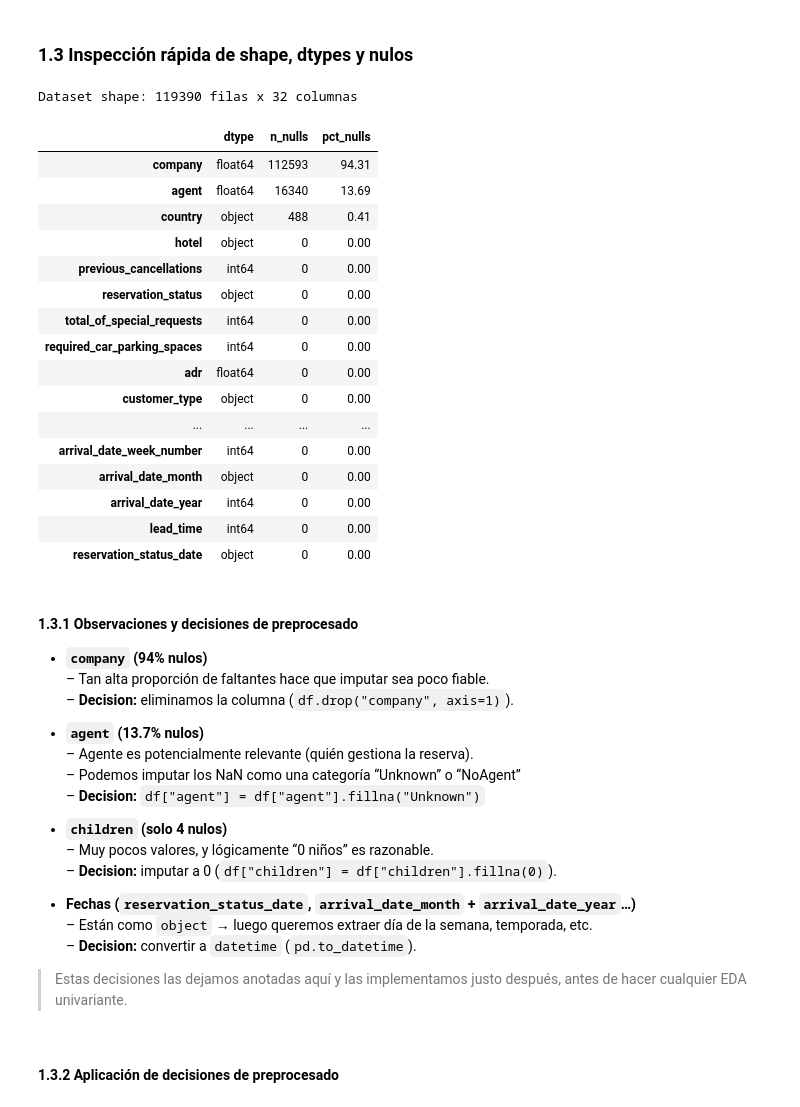
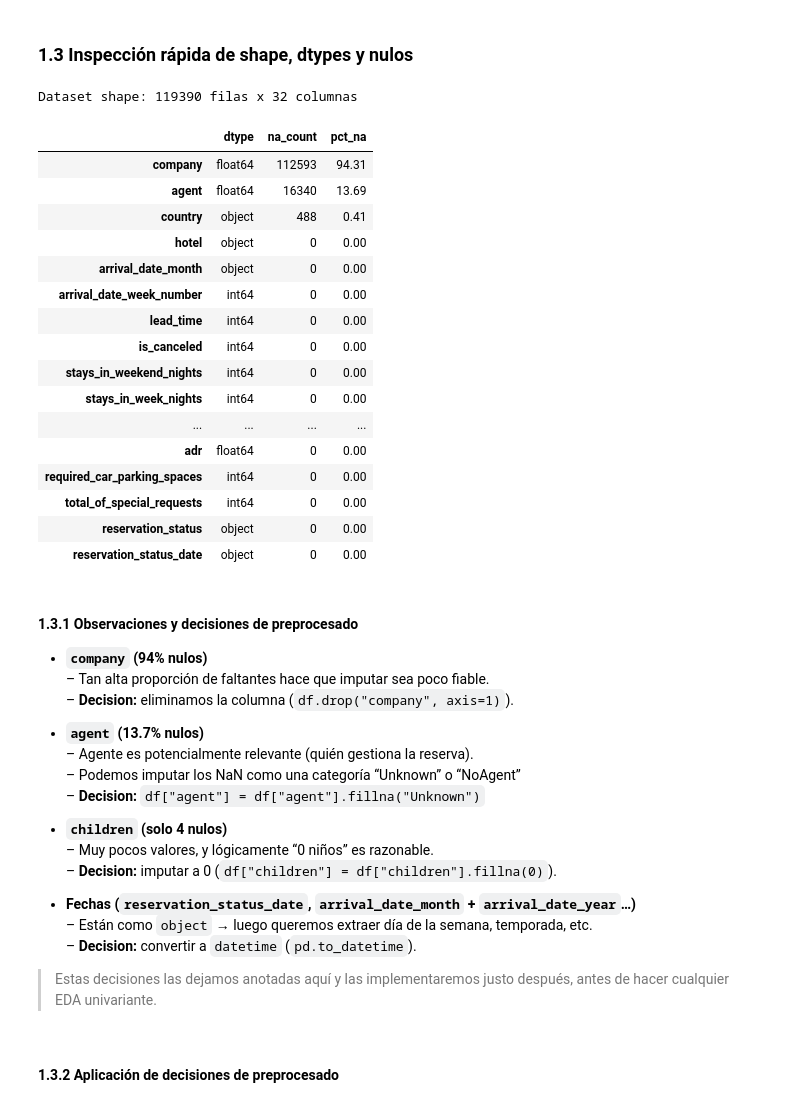
Before and after one commit to anabbre/hotel-cancellation-prediction, a Jupyter notebook: notebooks/01_EDA.ipynb, the cells around one changed output. Saved outputs shown, nothing was run; the diff lists cells and outputs as text; code cells hidden in the pictures.

```diff
--- a/notebooks/01_EDA.ipynb
+++ b/notebooks/01_EDA.ipynb
@@ -23,7 +66,7 @@ sns.set(style="whitegrid")
 # %% [markdown]
 ### 1.2 Carga del CSV
 # %%
-DATA_PATH = "../data/dataset_practica_final.csv"
+DATA_PATH = "../data/raw/dataset_practica_final.csv"
 df = pd.read_csv(DATA_PATH)
 display(df.head(5))
 # %% [output]
@@ -39,32 +82,32 @@ display(df.head(5))
 # %%
 # 1. Shape del dataset
 print(f"Dataset shape: {df.shape[0]} filas x {df.shape[1]} columnas\n")
 
 # 2. Tabla de dtypes y nulos
 stats = pd.DataFrame(df.dtypes, columns=["dtype"])
-stats["n_nulls"]  = df.isna().sum()
-stats["pct_nulls"] = (stats["n_nulls"] / len(df) * 100).round(2)
-stats = stats.sort_values("pct_nulls", ascending=False)
+stats["na_count"]  = df.isna().sum()
+stats["pct_na"] = (stats["na_count"] / len(df) * 100).round(2)
+stats = stats.sort_values("pct_na", ascending=False)
 
 display(stats)
 # %% [output]
 Dataset shape: 119390 filas x 32 columnas
-|  | dtype | n_nulls | pct_nulls |
+|  | dtype | na_count | pct_na |
 | company | float64 | 112593 | 94.31 |
 | agent | float64 | 16340 | 13.69 |
 | country | object | 488 | 0.41 |
 | hotel | object | 0 | 0.00 |
-| previous_cancellations | int64 | 0 | 0.00 |
+| arrival_date_month | object | 0 | 0.00 |
+| arrival_date_week_number | int64 | 0 | 0.00 |
+| lead_time | int64 | 0 | 0.00 |
+| is_canceled | int64 | 0 | 0.00 |
+| stays_in_weekend_nights | int64 | 0 | 0.00 |
+| stays_in_week_nights | int64 | 0 | 0.00 |
+| ... | ... | ... | ... |
+| adr | float64 | 0 | 0.00 |
+| required_car_parking_spaces | int64 | 0 | 0.00 |
+| total_of_special_requests | int64 | 0 | 0.00 |
 | reservation_status | object | 0 | 0.00 |
-| total_of_special_requests | int64 | 0 | 0.00 |
-| required_car_parking_spaces | int64 | 0 | 0.00 |
-| adr | float64 | 0 | 0.00 |
-| customer_type | object | 0 | 0.00 |
-| ... | ... | ... | ... |
-| arrival_date_week_number | int64 | 0 | 0.00 |
-| arrival_date_month | object | 0 | 0.00 |
-| arrival_date_year | int64 | 0 | 0.00 |
-| lead_time | int64 | 0 | 0.00 |
 | reservation_status_date | object | 0 | 0.00 |
 # %% [markdown]
 #### 1.3.1 Observaciones y decisiones de preprocesado
@@ -86,7 +129,7 @@ Dataset shape: 119390 filas x 32 columnas
   – Están como `object` → luego queremos extraer día de la semana, temporada, etc.
   – **Decision:** convertir a `datetime` (`pd.to_datetime`).
 
-> Estas decisiones las dejamos anotadas aquí y las implementamos justo después, antes de hacer cualquier EDA univariante.
+> Estas decisiones las dejamos anotadas aquí y las implementaremos justo después, antes de hacer cualquier EDA univariante.
 # %% [markdown]
 #### 1.3.2 Aplicación de decisiones de preprocesado
 # %%
```
Also changed, not shown: parts of 2 cells of this notebook, 18 other files.
